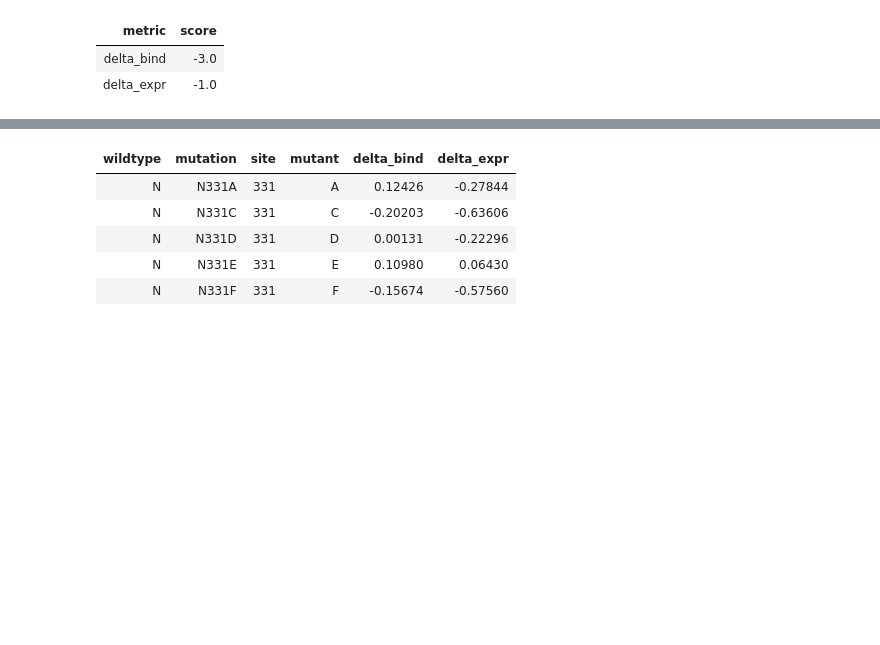
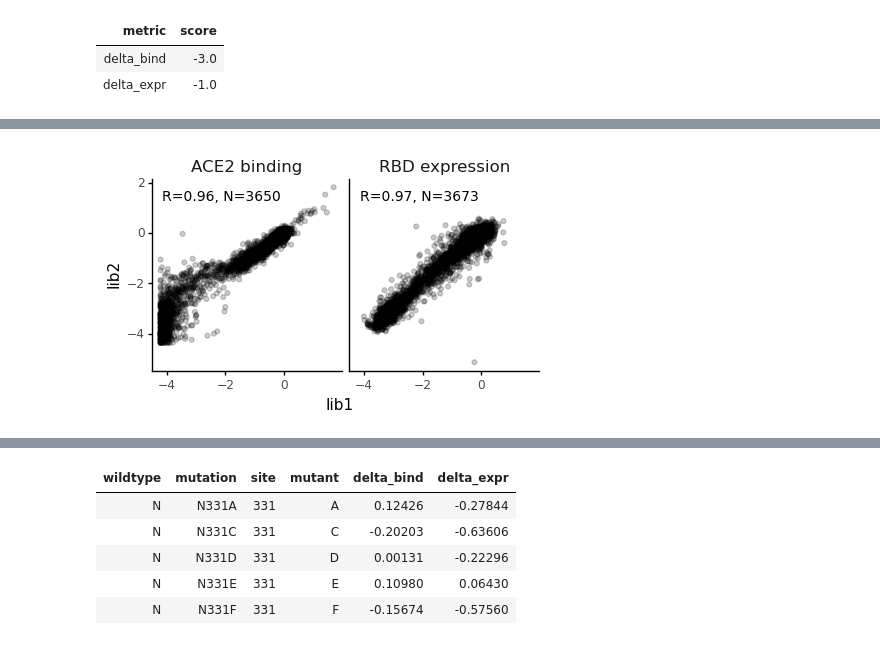
Before and after one commit to jbloomlab/SARS-CoV-2-RBD_B.1.351, a Jupyter notebook: bind_expr_filters.ipynb, the cells around one changed output, grey strips where cells are left out. Cells and saved outputs as stored; diff of their text form; code cells hidden in the pictures; blank space fills up the shorter version.

Commit message:
add correlations among ACE2 bind and RBD expression library replicates

```diff
--- a/bind_expr_filters.ipynb
+++ b/bind_expr_filters.ipynb
@@ -49,0 +52,20 @@ og_dms_file = config['early2020_mut_bind_expr']
+# %%
+dms_corrs = pd.DataFrame()
+
+for lib in ['lib1', 'lib2']:
+    for m in ['bind', 'expr']:
+
+        df = (pd.read_csv(dms_scores_file).rename(columns={'position': 'site'})
+                     [['wildtype', 'mutation', 'site', 'mutant', f'delta_{m}_{lib}']]
+                     .assign(not_WT=lambda x: x['wildtype']!=x['mutant'])
+                     .query('not_WT')
+                     .drop(columns=['not_WT'])
+                     .assign(metric=f'delta_{m}',
+                             library=lib,
+                            )
+              .rename(columns={f'delta_{m}_{lib}': 'score'})
+                     )
+        dms_corrs = pd.concat([dms_corrs, df])
+
+print(len(dms_corrs))
+display(HTML(dms_corrs.head().to_html(index=False)))
@@ -49,0 +80,65 @@ og_dms_file = config['early2020_mut_bind_expr']
+# %%
+# wide data frame with each library's score in a different column
+df_wide = (
+    dms_corrs
+    .replace({'delta_bind': 'ACE2 binding', 'delta_expr': 'RBD expression'})
+    # now make columns for each library, only keep mutants with scores for both libs
+    .pivot_table(index=['mutation', 'metric'],
+                 columns='library',
+                 values='score')
+    .reset_index()
+    .dropna(axis=0)
+    )
+
+# correlations between libraries
+corrs = (
+    df_wide
+    .groupby('metric')
+    ['lib1', 'lib2']
+    .corr(method='pearson')
+    .reset_index()
+    .query('library == "lib1"')
+    .assign(correlation=lambda x: 'R=' + x['lib2'].round(2).astype(str))
+    [['metric', 'correlation']]
+    # add number of mutations measured
+    .merge(df_wide
+           .groupby('metric')
+           .size()
+           .rename('n')
+           .reset_index()
+           )
+    .assign(correlation=lambda x: x['correlation'] + ', N=' + x['n'].astype(str))
+    )
+
+# plot correlations
+xmin = df_wide['lib1'].min()
+xspan = df_wide['lib1'].max() - xmin
+ymin = df_wide['lib2'].min()
+yspan = df_wide['lib2'].max() - ymin
+
+p = (ggplot(df_wide) +
+     aes('lib1', 'lib2') +
+     geom_point(alpha=0.2, color='black') +
+     geom_text(mapping=aes(label='correlation'),
+               data=corrs,
+               x=0.01 * xspan + xmin,
+               y=0.99 * yspan + ymin,
+               size=10,
+               ha='left',
+               va='top',
+               ) +
+     facet_wrap('~ metric') +
+     theme_classic() +
+     theme(figure_size=(2.5 * 2, 2.5 * 1),
+           plot_title=element_text(size=14),
+           strip_background=element_blank(),
+           strip_text=element_text(size=12),
+          )
+     )
+
+p.draw()
+
+plotfile = os.path.join(resultsdir, f"replicates-corr.pdf")
+print(f"Saving plot to {plotfile}")
+p.save(plotfile, verbose=False)
+# %% [output]
@@ -49,0 +146 @@ og_dms_file = config['early2020_mut_bind_expr']
+[figure, added]
```
Also changed, not shown: parts of 4 cells of this notebook, 7 other files.
